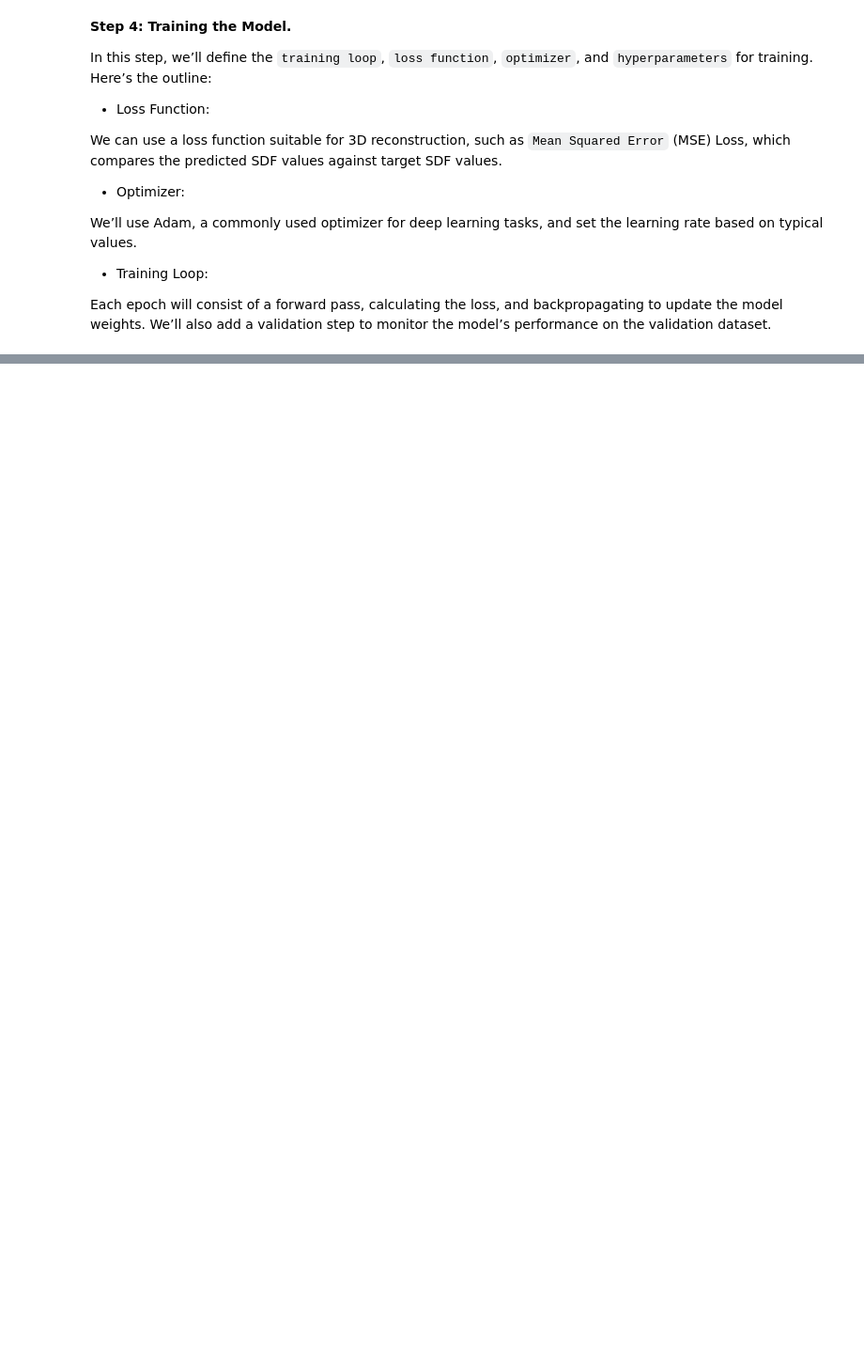
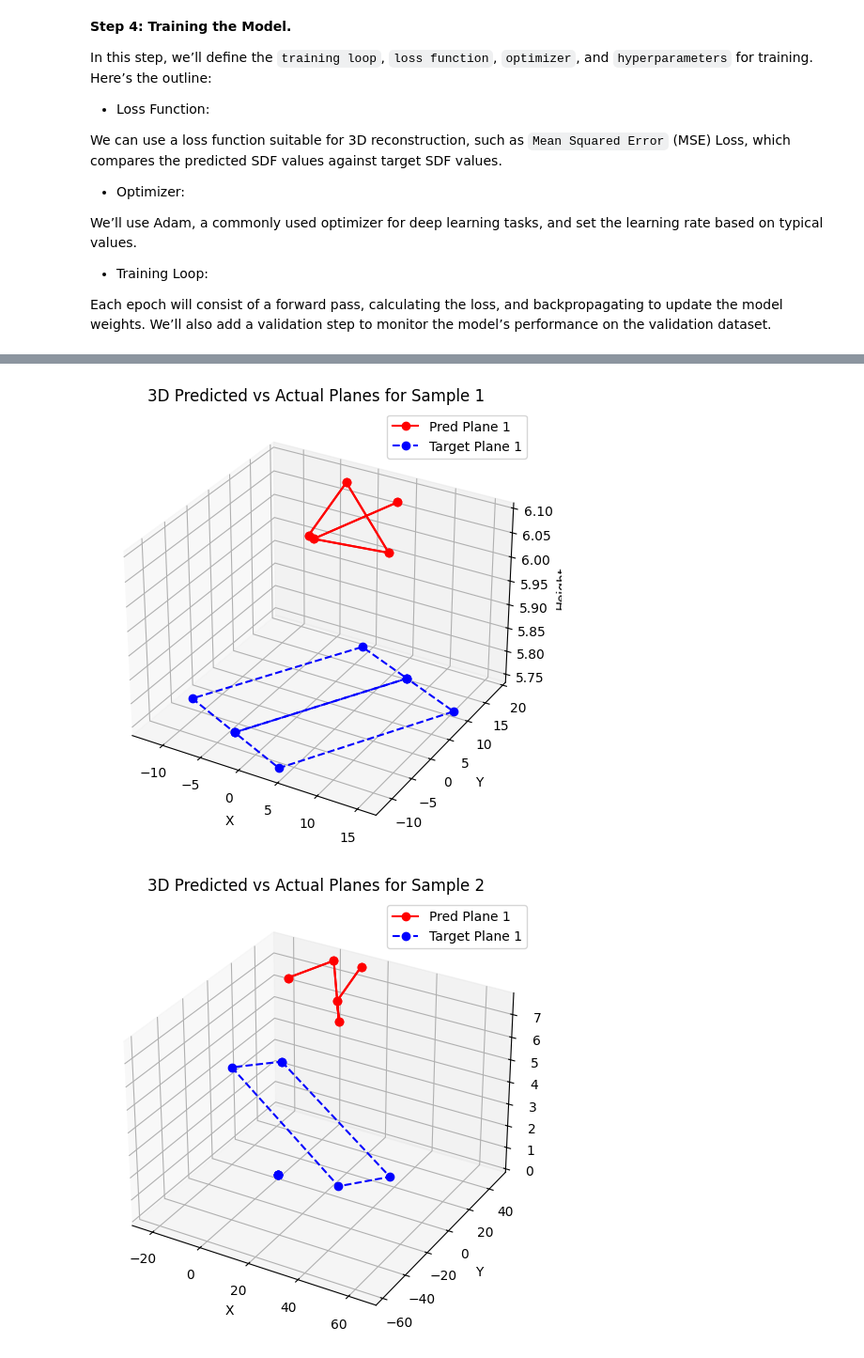
Before and after one commit to mm-mazhar/IECO, a Jupyter notebook: LAM3D.ipynb, the cells around one changed output, grey strips where cells are left out. Shown at 94% size. Cells and saved outputs as stored; diff of their text form; code cells hidden in the pictures; blank space fills up the shorter version.

```diff
--- a/LAM3D.ipynb
+++ b/LAM3D.ipynb
@@ -422,0 +538,63 @@ Epoch [10/10], Train Loss: 53.7283, Val Loss: 11.9617
+# %%
+import numpy as np
+import matplotlib.pyplot as plt
+from mpl_toolkits.mplot3d import Axes3D
+
+def plot_3d_planes(sdf_pred, target_sdf, num_planes=2):
+    """
+    Plots predicted and actual planes in 3D for comparison.
+
+    Args:
+        sdf_pred (numpy.ndarray): Predicted SDF values, shape [batch_size, max_planes, 13].
+        target_sdf (numpy.ndarray): Actual SDF values, shape [batch_size, max_planes, 13].
+        num_planes (int): Number of planes to plot per sample.
+    """
+    num_samples = min(2, sdf_pred.shape[0])  # Limit to 1 sample for simplicity
+
+    for sample_idx in range(num_samples):
+        fig = plt.figure(figsize=(12, 6))
+        ax = fig.add_subplot(111, projection='3d')
+
+        for plane_idx in range(min(num_planes, sdf_pred.shape[1])):
+            # Extract predicted and target values
+            pred_plane = sdf_pred[sample_idx, plane_idx]
+            target_plane = target_sdf[sample_idx, plane_idx]
+
+            # Extract x, y perimeter coordinates and height
+            pred_x = pred_plane[3:13:2]  # x-coordinates
+            pred_y = pred_plane[4:13:2]  # y-coordinates
+            pred_z = np.full_like(pred_x, pred_plane[1])  # height
+
+            target_x = target_plane[3:13:2]
+            target_y = target_plane[4:13:2]
+            target_z = np.full_like(target_x, target_plane[1])
+
+            # Plot predicted plane points
+            ax.plot(pred_x, pred_y, pred_z, 'ro-', label=f'Pred Plane {plane_idx+1}' if plane_idx == 0 else "")
+
+            # Plot actual plane points
+            ax.plot(target_x, target_y, target_z, 'bo--', label=f'Target Plane {plane_idx+1}' if plane_idx == 0 else "")
+
+        ax.set_xlabel('X')
+        ax.set_ylabel('Y')
+        ax.set_zlabel('Height')
+        ax.legend()
+        ax.set_title(f'3D Predicted vs Actual Planes for Sample {sample_idx+1}')
+        plt.show()
+
+# Perform a forward pass on a batch to get predictions
+model.eval()  # Set model to evaluation mode
+with torch.no_grad():
+    batch = next(iter(val_loader))
+    images = batch['image'].to(device)
+    point_clouds = batch['dsm'].to(device)
+    target_sdf = batch['target_sdf'].cpu().numpy()  # Move to CPU for plotting
+
+    # Forward pass to get predictions
+    sdf_pred = model(images, point_clouds).cpu().numpy()  # Predicted SDF values on CPU
+
+# Plot 3D planes
+plot_3d_planes(sdf_pred, target_sdf, num_planes=2)
+# %% [output]
+[figure, added]
+[figure, added]
```
Also changed, not shown: parts of 10 cells of this notebook.
